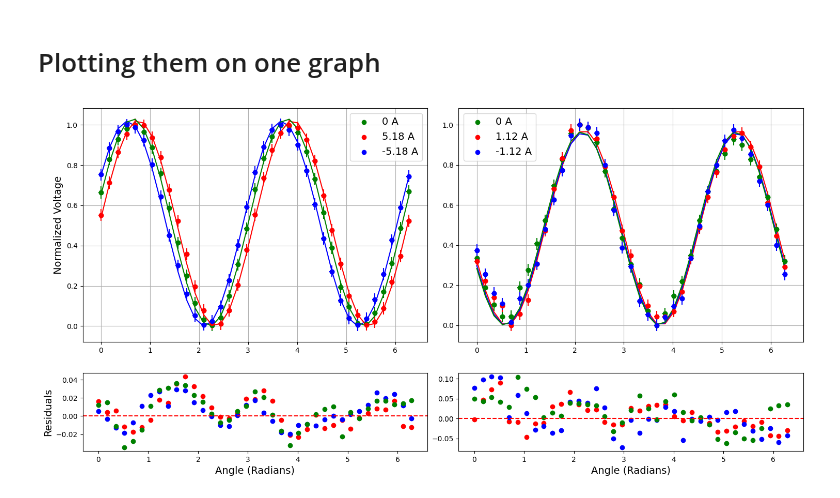
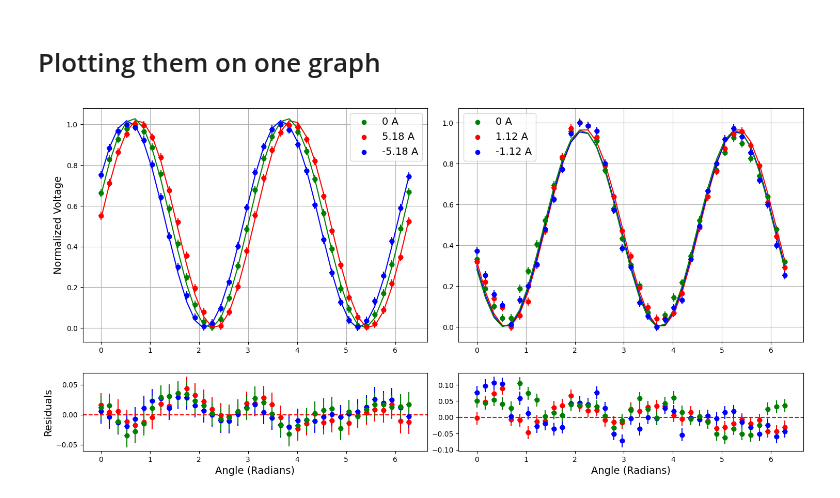
Before and after one commit to ChristianArgueta/PHSX-616, a Jupyter notebook: Faraday.ipynb, the cells around one changed output. Cells and saved outputs as stored; diff of their text form; code cells hidden in the pictures.

```diff
--- a/Faraday.ipynb
+++ b/Faraday.ipynb
@@ -134,7 +134,7 @@ angle9 = np.radians(angle9)
 
 #Error bars
 errorx_degrees = 3
-errory = 0.03
+errory = 0.02
 errorx_radians = np.radians(errorx_degrees)
 # %%
 # Creating a function to fit the data cos^2(theta - phi)
@@ -142,7 +142,8 @@ def cos_sq(x, a, b):
     return a * (np.cos(x - b))**2
 
 # Take in guesses for the parameters
-guess = [1, 0.2]  # Initial guesses for parameters a and b
+guess = [1, 0]  # Initial guesses for parameters a and b
+
 
 # Fitting the data using the guesses
 popt, pcov = curve_fit(cos_sq, angle12, Voltage12, p0=guess)
@@ -266,11 +274,6 @@ Voltage3 = (Voltage3 - np.min(Voltage3)) / (np.max(Voltage3) - np.min(Voltage3))
 angle1 = np.radians(angle1)
 angle2 = np.radians(angle2)
 angle3 = np.radians(angle3)
-
-# Error bars
-errorx_degrees = 3  # Degrees error is likely a typo as 3 radians is a large value, assuming it should be 0.03 or similar small value
-errorx_radians = np.radians(errorx_degrees)  # Convert degrees error to radians
-errory = 0.03  # Normalized y-error assuming it remains constant
 # %%
 # Creating a function to fit the data cos^2(theta - phi)
 def cos_sq(x, a, b):
@@ -413,40 +424,46 @@ ax1.grid(True)
 # First residuals plot (directly below the first main plot)
 ax2 = fig.add_subplot(gs[1, :2])  # Spanning second row and first two columns
 ax2.scatter(angle12, residuals, color='red', label='5.18 A')
+ax2.errorbar(angle12, residuals, xerr=errorx_radians, yerr=errory, fmt='o', color='red')
 ax2.scatter(angle13, residuals2, color='blue', label='-5.18 A')
+ax2.errorbar(angle13, residuals2, xerr=errorx_radians, yerr=errory, fmt='o', color='blue')
 ax2.scatter(angle9, residuals3, color='green', label='0 A')
+ax2.errorbar(angle9, residuals3, xerr=errorx_radians, yerr=errory, fmt='o', color='green')
 ax2.axhline(y=0, color='r', linestyle='--')
 ax2.set_xlabel('Angle (Radians)', fontsize=14)
 ax2.set_ylabel('Residuals', fontsize=14)
 
 
 # Second main voltage vs angle plot (top right quadrant)
 ax3 = fig.add_subplot(gs[0, 2:])  # Spanning first row and last two columns
 ax3.scatter(angle3, Voltage3, color='green', label='0 A')
 ax3.errorbar(angle3, Voltage3, xerr=errorx_radians, yerr=errory, fmt='o', color='green')
 ax3.scatter(angle1, Voltage1, color='red', label='1.12 A')
 ax3.errorbar(angle1, Voltage1, xerr=errorx_radians, yerr=errory, fmt='o', color='red')
 ax3.scatter(angle2, Voltage2, color='blue', label='-1.12 A')
 ax3.errorbar(angle2, Voltage2, xerr=errorx_radians, yerr=errory, fmt='o', color='blue')
 
 ax3.plot(angle1, cos_sq(angle1, *popt4), 'r-')
 ax3.plot(angle2, cos_sq(angle2, *popt5), 'b-')
 ax3.plot(angle3, cos_sq(angle3, *popt6), 'g-')
 
 
 ax3.legend(fontsize=14)
 ax3.grid(True)
 
-# Second residuals plot (directly below the second main plot)
-ax4 = fig.add_subplot(gs[1, 2:])  # Spanning second row and last two columns
+# Second residuals plot
+ax4 = fig.add_subplot(gs[1, 2:])
 ax4.scatter(angle1, residuals4, color='red', label='1.12 A')
+ax4.errorbar(angle1, residuals4, xerr=errorx_radians, yerr=errory, fmt='o', color='red')
 ax4.scatter(angle2, residuals5, color='blue', label='-1.12 A')
+ax4.errorbar(angle2, residuals5, xerr=errorx_radians, yerr=errory, fmt='o', color='blue')
 ax4.scatter(angle3, residuals6, color='green', label='0 A')
+ax4.errorbar(angle3, residuals6, xerr=errorx_radians, yerr=errory, fmt='o', color='green')
 ax4.axhline(y=0, color='r', linestyle='--')
 ax4.set_xlabel('Angle (Radians)', fontsize=14)
 
 #Save the figure as a pdf
 plt.savefig('Lab4_Figure.pdf')
 plt.show()
 # %% [output]
-[figure, old version]
+[figure, new version]
```
Also changed, not shown: parts of 6 cells of this notebook.
